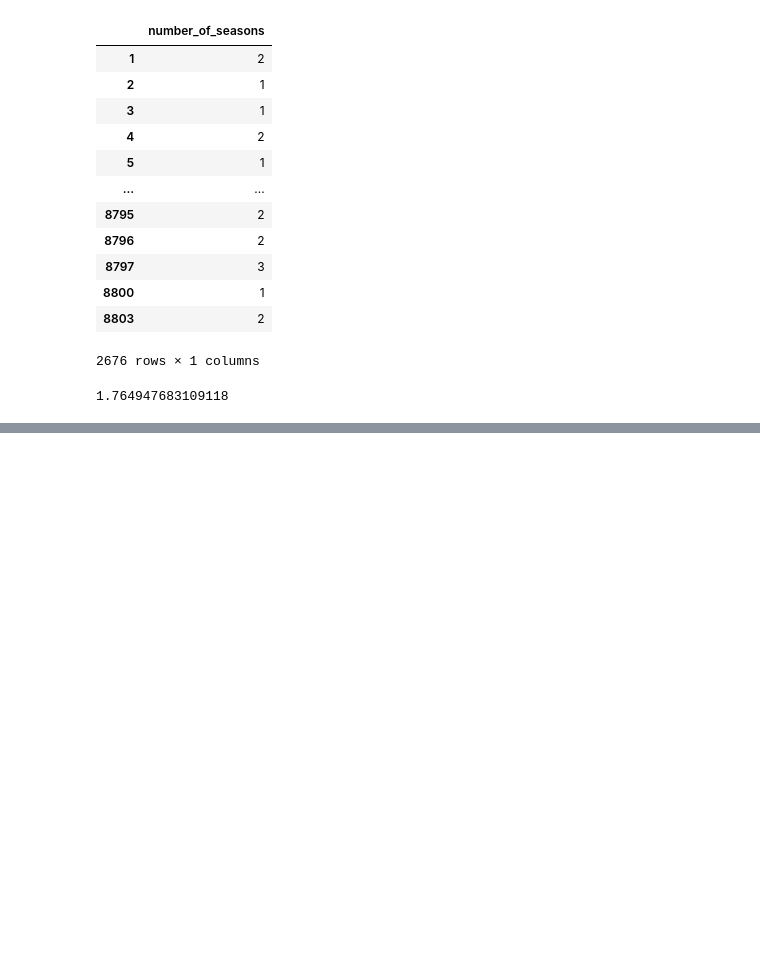
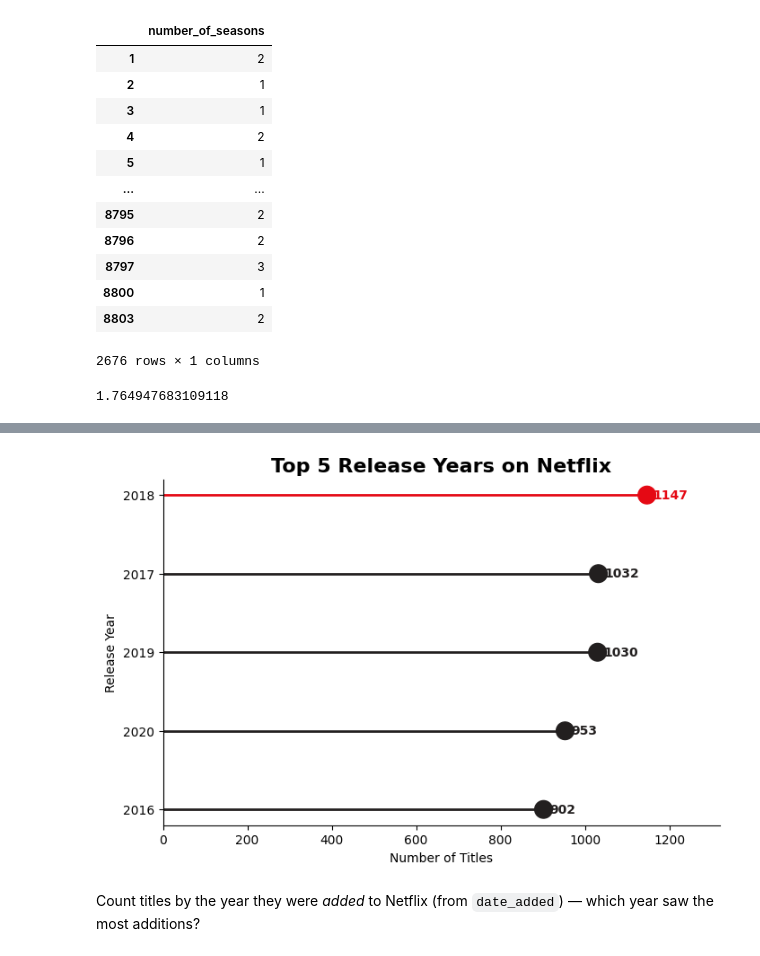
Before and after one commit to arnavvpareek/Netflix-EDA, a Jupyter notebook: notebooks/netflix_eda.ipynb, the cells around one changed output, grey strips where cells are left out. Cells and saved outputs as stored; diff of their text form; code cells hidden in the pictures; blank space fills up the shorter version.

Commit message:
Years Analysis

```diff
--- a/notebooks/netflix_eda.ipynb
+++ b/notebooks/netflix_eda.ipynb
@@ -502,0 +575,2 @@ print(avg_seasons)
+# %%
+year=netflix[netflix['release_year']==2018]
@@ -502,0 +593,21 @@ print(avg_seasons)
+# %%
+top5_years=netflix['release_year'].value_counts().head().sort_values()
+colors=['#221f1f' if y!=2018 else '#E50914' for y in top5_years.index]
+
+fig,ax=plt.subplots(figsize=(8,5))
+ax.hlines(y=top5_years.index.astype(str), xmin=0, xmax=top5_years.values, color=colors, linewidth=2)
+ax.scatter(top5_years.values, top5_years.index.astype(str), color=colors, s=200, zorder=3)
+
+for year,count,color in zip(top5_years.index.astype(str), top5_years.values, colors):
+    ax.text(count+15, year, str(count), va='center', fontweight='bold', color=color)
+
+ax.set_xlabel('Number of Titles')
+ax.set_ylabel('Release Year')
+ax.set_title('Top 5 Release Years on Netflix', fontsize=16, fontweight='bold')
+ax.set_xlim(0, top5_years.max()*1.15)
+ax.spines[['top','right']].set_visible(False)
+plt.show()
+# %% [output]
+[figure, added]
+# %% [markdown]
+Count titles by the year they were *added* to Netflix (from `date_added`) — which year saw the most additions?
```
Also changed, not shown: parts of 17 cells of this notebook.
